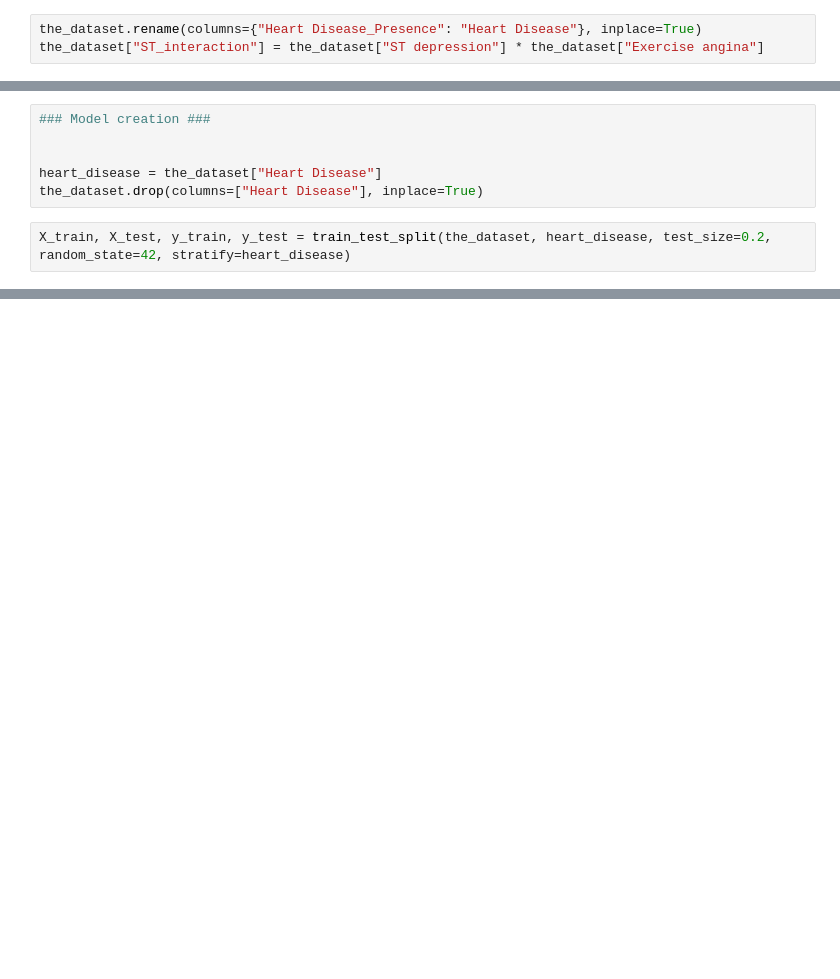
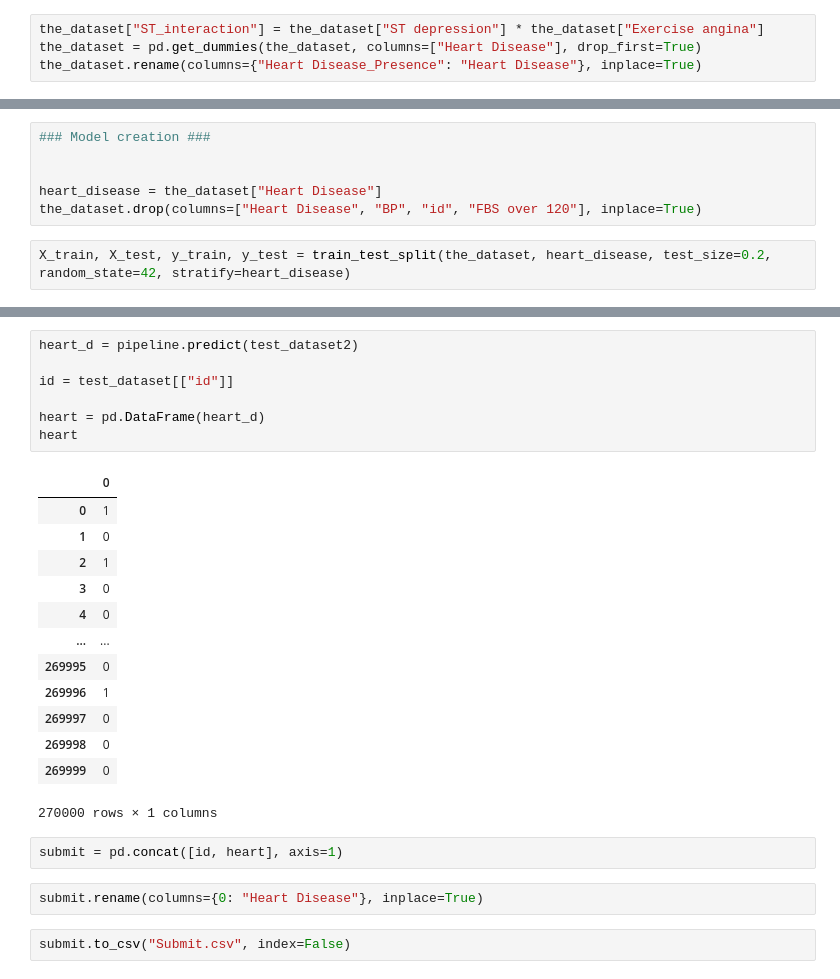
Before and after one commit to TechWithKen/KAGGLE-MACHINE-LEARNING, a Jupyter notebook: train.ipynb, the cells around one changed output, grey strips where cells are left out. Saved outputs shown, nothing was run; the diff lists cells and outputs as text; blank space fills up the shorter version.

```diff
--- a/train.ipynb
+++ b/train.ipynb
@@ -58,3 +31,4 @@ memory usage: 57.7 MB
 # %%
+the_dataset["ST_interaction"] = the_dataset["ST depression"] * the_dataset["Exercise angina"]
+the_dataset = pd.get_dummies(the_dataset, columns=["Heart Disease"], drop_first=True)
 the_dataset.rename(columns={"Heart Disease_Presence": "Heart Disease"}, inplace=True)
-the_dataset["ST_interaction"] = the_dataset["ST depression"] * the_dataset["Exercise angina"]
@@ -84,7 +37,7 @@ Name: Heart Disease, dtype: float64
 
 
 heart_disease = the_dataset["Heart Disease"]
-the_dataset.drop(columns=["Heart Disease"], inplace=True)
+the_dataset.drop(columns=["Heart Disease", "BP", "id", "FBS over 120"], inplace=True)
 # %%
 X_train, X_test, y_train, y_test = train_test_split(the_dataset, heart_disease, test_size=0.2, random_state=42, stratify=heart_disease)
 # %%
@@ -159,0 +105,27 @@ print(random_search.best_score_)
+# %%
+heart_d = pipeline.predict(test_dataset2)
+
+id = test_dataset[["id"]]
+
+heart = pd.DataFrame(heart_d)
+heart
+# %% [output]
+|  | 0 |
+| 0 | 1 |
+| 1 | 0 |
+| 2 | 1 |
+| 3 | 0 |
+| 4 | 0 |
+| ... | ... |
+| 269995 | 0 |
+| 269996 | 1 |
+| 269997 | 0 |
+| 269998 | 0 |
+| 269999 | 0 |
+270000 rows × 1 columns
+# %%
+submit = pd.concat([id, heart], axis=1)
+# %%
+submit.rename(columns={0: "Heart Disease"}, inplace=True)
+# %%
+submit.to_csv("Submit.csv", index=False)
```
Also changed, not shown: parts of 10 cells of this notebook, 2 other files.
